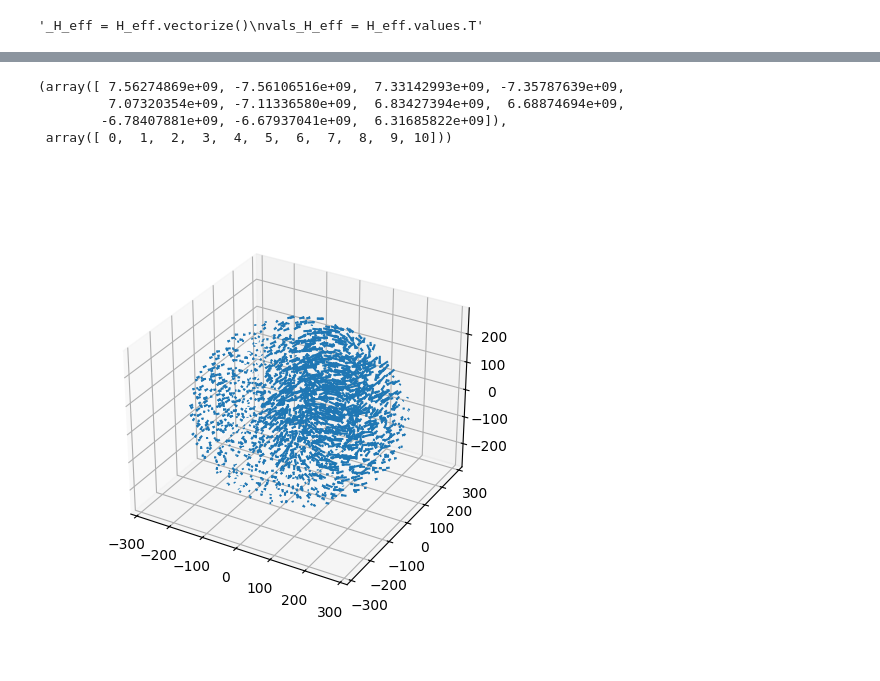
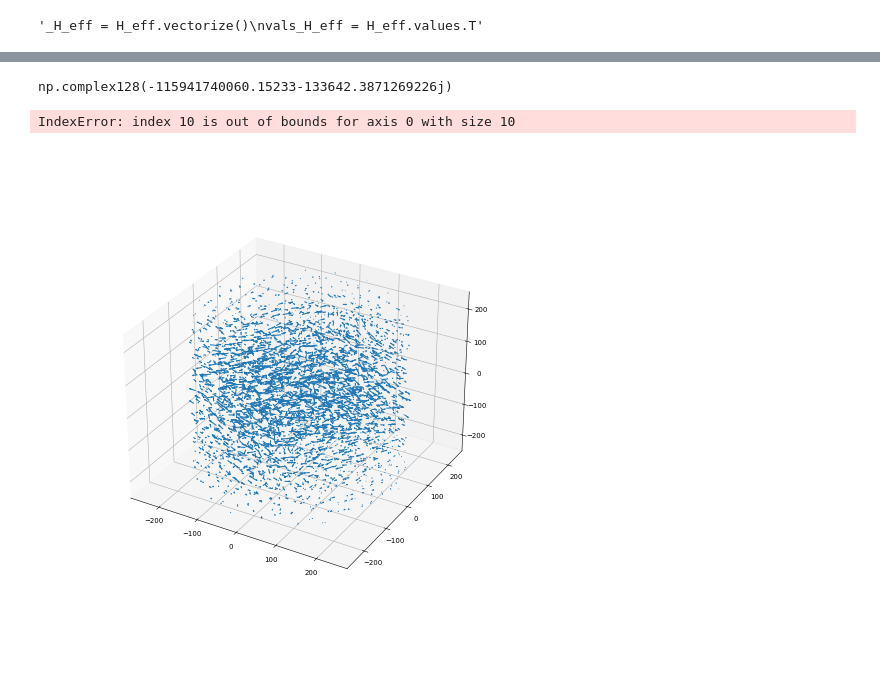
Before and after one commit to aluatar/integsol, a Jupyter notebook: playgroung.ipynb, the cells around one changed output, grey strips where cells are left out. Drawn from its saved outputs; the diff is of its cells as text; code cells hidden in the pictures.

```diff
--- a/playgroung.ipynb
+++ b/playgroung.ipynb
@@ -19,7 +19,7 @@ from torch import (
 M_s = 1.45 * 1e4
 gamms = 2.25 * 1e4
 # %%
-mesh = Mesh.read(path="/home/aluatar/integsol/test_inputs/sphere_r=300_mesh_100nm.mphtxt")
+mesh = Mesh.read(path="/home/aluatar/integsol/test_inputs/mesh_75nm.mphtxt")
 #mesh_2 = Mesh.read(path="/home/aluatar/integsol/test_inputs/mesh_coerser.mphtxt")
 # %% [output]
 Begin calculation of elements measures.
@@ -225,51 +246,54 @@ eigs
 eigenvalues = eigs[0]#.eigenvalues
 eigenvectors = eigs[1].T#.eigenvectors.T
 eigenvalues = (1j * np.array(eigenvalues))
-eigenvalues_idx = np.where(abs(eigenvalues.imag) < 10000000)[0]
-eigenvalues = eigenvalues[eigenvalues_idx].real
-eigenvalues_idx = np.where(abs(eigenvalues) > 1e9)[0]
-eigenvalues = eigenvalues[eigenvalues_idx]
-eigenvalues, eigenvalues_idx
+#eigenvalues_idx = np.where(abs(eigenvalues.imag) < 10000000)[0]
+#eigenvalues = eigenvalues[eigenvalues_idx].real
+#eigenvalues_idx = np.where(abs(eigenvalues) > 1e9)[0]
+#eigenvalues = eigenvalues[eigenvalues_idx]
+#eigenvalues, eigenvalues_idx
-# %% [output]
-(array([ 7.56274869e+09, -7.56106516e+09,  7.33142993e+09, -7.35787639e+09,
-         7.07320354e+09, -7.11336580e+09,  6.83427394e+09,  6.68874694e+09,
-        -6.78407881e+09, -6.67937041e+09,  6.31685822e+09]),
- array([ 0,  1,  2,  3,  4,  5,  6,  7,  8,  9, 10]))
+# %%
+eigenvalues[0]
+# %% [output]
+np.complex128(-115941740060.15233-133642.3871269226j)
 # %%
 dm = VectorField(
     mesh=mesh,
     coordinates=mesh.elements_centers['tet'],
 )
-n = 1
-_dm = eigenvectors[0] #+ eigenvectors[1]
+n = 3
+_dm = eigenvectors[10] #+ eigenvectors[1] + eigenvectors[4] + eigenvectors[5] + eigenvectors[8] + eigenvectors[9]
 dm.devectorize(np.array(_dm).real)
 
 dm_values = dm.values.T
 dm_coordinates = dm.coorrdinates.T
+dm_values
+# %% [output]
+IndexError: index 10 is out of bounds for axis 0 with size 10
 # %%
 %matplotlib inline
 %matplotlib widget
 
 from mpl_toolkits.mplot3d import Axes3D
 import matplotlib.pyplot as plt
 import numpy as np
 
-fig = plt.figure(figsize=(5,5), dpi=100)
+fig = plt.figure(figsize=(10,10), dpi=50)
 ax = fig.add_subplot(projection="3d")
 
 ax.quiver(
     dm_coordinates[0],
     dm_coordinates[1],
     dm_coordinates[2],
     dm_values[0],
     dm_values[1],
     dm_values[2],
-    length=900,
+    length=1000,
+
 )
 
 plt.show()
 # %% [output]
-[figure, old version]
+[figure, new version]
 # %%
 eigenvalues[0]
 # %%
```
Also changed, not shown: parts of 18 cells of this notebook.
